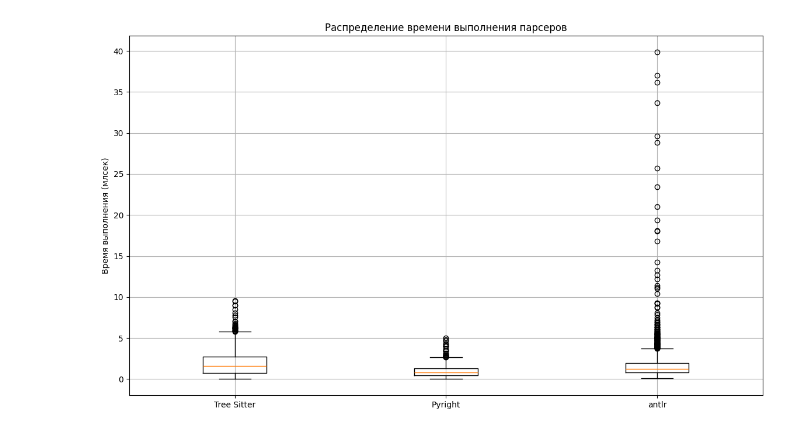
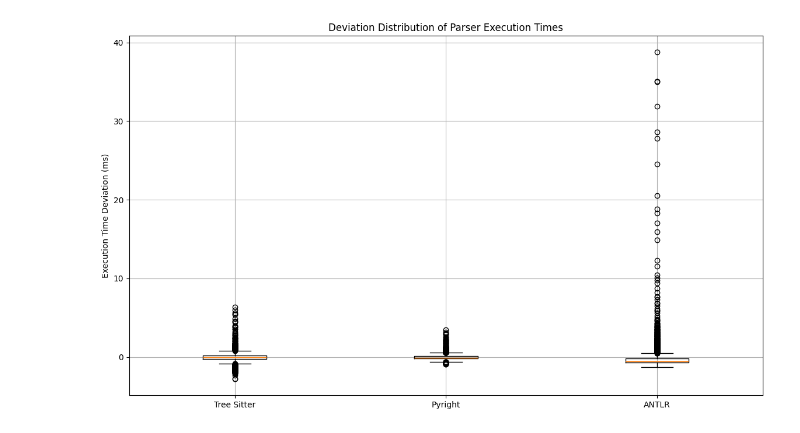
Before and after one commit to dsult/python-helper-project, a Jupyter notebook: src/parser_benchmark/analysis/analys.ipynb, the cells around one changed output. Saved outputs shown, nothing was run; the diff lists cells and outputs as text; code cells hidden in the pictures.

```diff
--- a/src/parser_benchmark/analysis/analys.ipynb
+++ b/src/parser_benchmark/analysis/analys.ipynb
@@ -76,4 +77,8 @@ plt.show()
 # %%
+import json
+import pandas as pd
+import numpy as np
+import matplotlib.pyplot as plt
 
 # Чтение данных из JSON-файла
 with open('results.json', 'r') as f:
@@ -82,39 +87,52 @@ with open('results.json', 'r') as f:
 # Преобразование данных в DataFrame
 df = pd.DataFrame(data)
 
-# Вычисление медианных значений
-median_tree_sitter = np.median(df['tree-sitterTime'])
-median_pyright = np.median(df['pyrightTime'])
-median_antlr = np.median(df['antlrTime'])
+# Линии тренда
+z_tree_sitter = np.polyfit(df['size'], df['tree-sitterTime'], 1)
+p_tree_sitter = np.poly1d(z_tree_sitter)
+df['tree-sitter_deviation'] = df['tree-sitterTime'] - p_tree_sitter(df['size'])
 
-# Вычисление дисперсии и стандартного отклонения
-std_tree_sitter = np.std(df['tree-sitterTime'])
-std_pyright = np.std(df['pyrightTime'])
-std_antlr = np.std(df['antlrTime'])
+z_pyright = np.polyfit(df['size'], df['pyrightTime'], 1)
+p_pyright = np.poly1d(z_pyright)
+df['pyright_deviation'] = df['pyrightTime'] - p_pyright(df['size'])
 
-# Коэффициент корреляции
+z_antlr = np.polyfit(df['size'], df['antlrTime'], 1)
+p_antlr = np.poly1d(z_antlr)
+df['antlr_deviation'] = df['antlrTime'] - p_antlr(df['size'])
+
+# Вычисление медианных значений для отклонений
+median_tree_sitter = np.median(df['tree-sitter_deviation'])
+median_pyright = np.median(df['pyright_deviation'])
+median_antlr = np.median(df['antlr_deviation'])
+
+# Вычисление дисперсии и стандартного отклонения для отклонений
+std_tree_sitter = np.std(df['tree-sitter_deviation'])
+std_pyright = np.std(df['pyright_deviation'])
+std_antlr = np.std(df['antlr_deviation'])
+
+# Коэффициент корреляции для оригинальных данных
 corr_tree_sitter = np.corrcoef(df['size'], df['tree-sitterTime'])[0, 1]
 corr_pyright = np.corrcoef(df['size'], df['pyrightTime'])[0, 1]
 corr_antlr = np.corrcoef(df['size'], df['antlrTime'])[0, 1]
 
-# вывод инфы
-print(f'Медианное время выполнения для Tree Sitter: {median_tree_sitter:.2f} мс')
-print(f'Медианное время выполнения для Pyright: {median_pyright:.2f} мс')
-print(f'Медианное время выполнения для antlr: {median_antlr:.2f} мс')
+# Вывод инфы
+print(f'Median execution time deviation for Tree Sitter: {median_tree_sitter:.2f} ms')
+print(f'Median execution time deviation for Pyright: {median_pyright:.2f} ms')
+print(f'Median execution time deviation for ANTLR: {median_antlr:.2f} ms')
 print('--------------')
-print(f'Standard deviation для Tree Sitter: {std_tree_sitter:.2f}')
-print(f'Standard deviation для Pyright: {std_pyright:.2f}')
-print(f'Standard deviation для antlr: {std_antlr:.2f}')
+print(f'Standard deviation for Tree Sitter: {std_tree_sitter:.2f}')
+print(f'Standard deviation for Pyright: {std_pyright:.2f}')
+print(f'Standard deviation for ANTLR: {std_antlr:.2f}')
 print('--------------')
-print(f'Корреляция (размер, время выполнения) для Tree Sitter: {corr_tree_sitter:.2f}')
-print(f'Корреляция (размер, время выполнения) для Pyright: {corr_pyright:.2f}')
-print(f'Корреляция (размер, время выполнения) для antlr: {corr_antlr:.2f}')
+print(f'Correlation (size, execution time) for Tree Sitter: {corr_tree_sitter:.2f}')
+print(f'Correlation (size, execution time) for Pyright: {corr_pyright:.2f}')
+print(f'Correlation (size, execution time) for ANTLR: {corr_antlr:.2f}')
 
-# Построение боксплотов
+# Построение боксплотов для отклонений
 plt.figure(figsize=(14, 8))
-plt.boxplot([df['tree-sitterTime'], df['pyrightTime'], df['antlrTime']], labels=['Tree Sitter', 'Pyright', 'antlr'])
-plt.ylabel('Время выполнения (млсек)')
-plt.title('Распределение времени выполнения парсеров')
+plt.boxplot([df['tree-sitter_deviation'], df['pyright_deviation'], df['antlr_deviation']], labels=['Tree Sitter', 'Pyright', 'ANTLR'])
+plt.ylabel('Execution Time Deviation (ms)')
+plt.title('Deviation Distribution of Parser Execution Times')
 plt.grid(True)
 plt.show()
 # %% [output]
@@ -132 +150 @@ Standard deviation для antlr: 2.50
-[figure, old version]
+[figure, new version]
```
Also changed, not shown: parts of 3 cells of this notebook, 9 other files.
